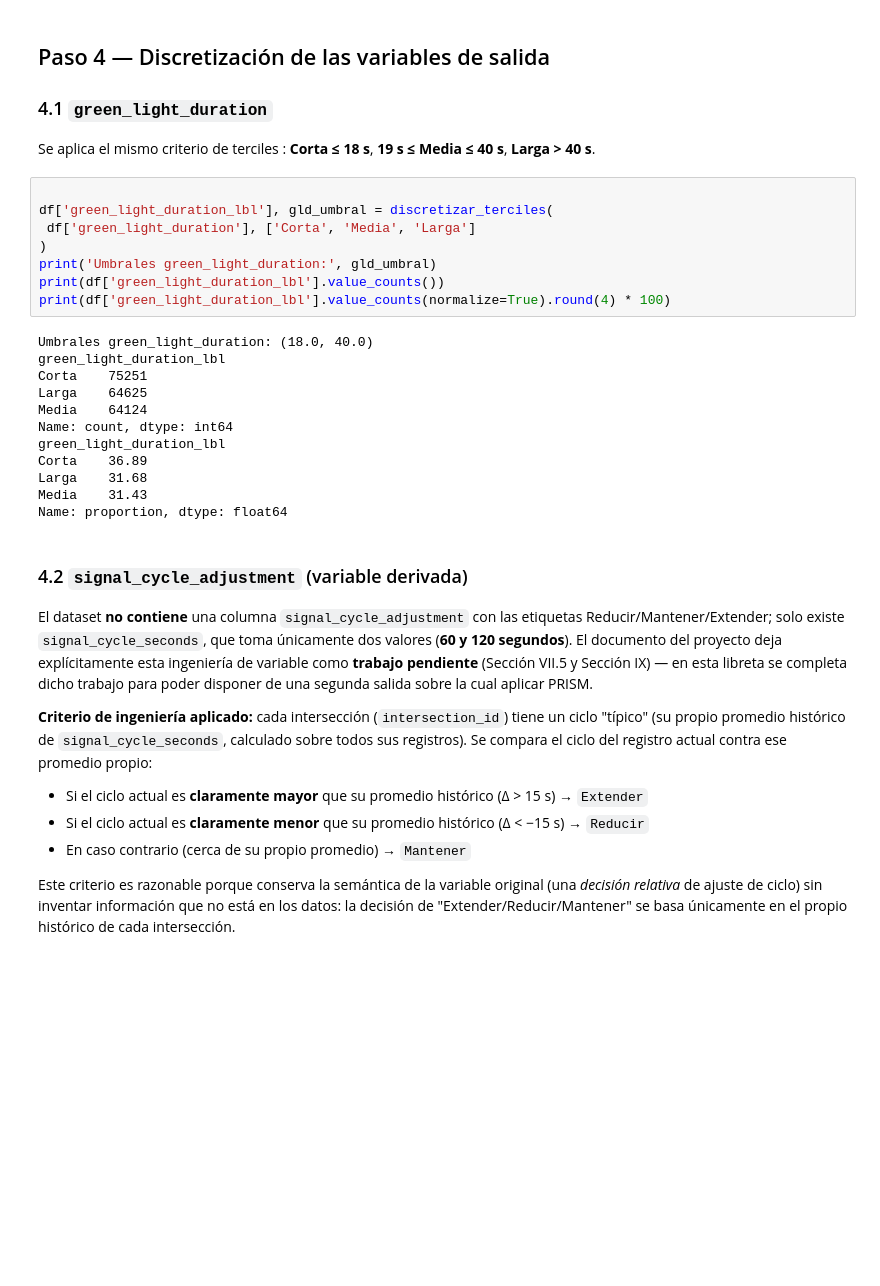
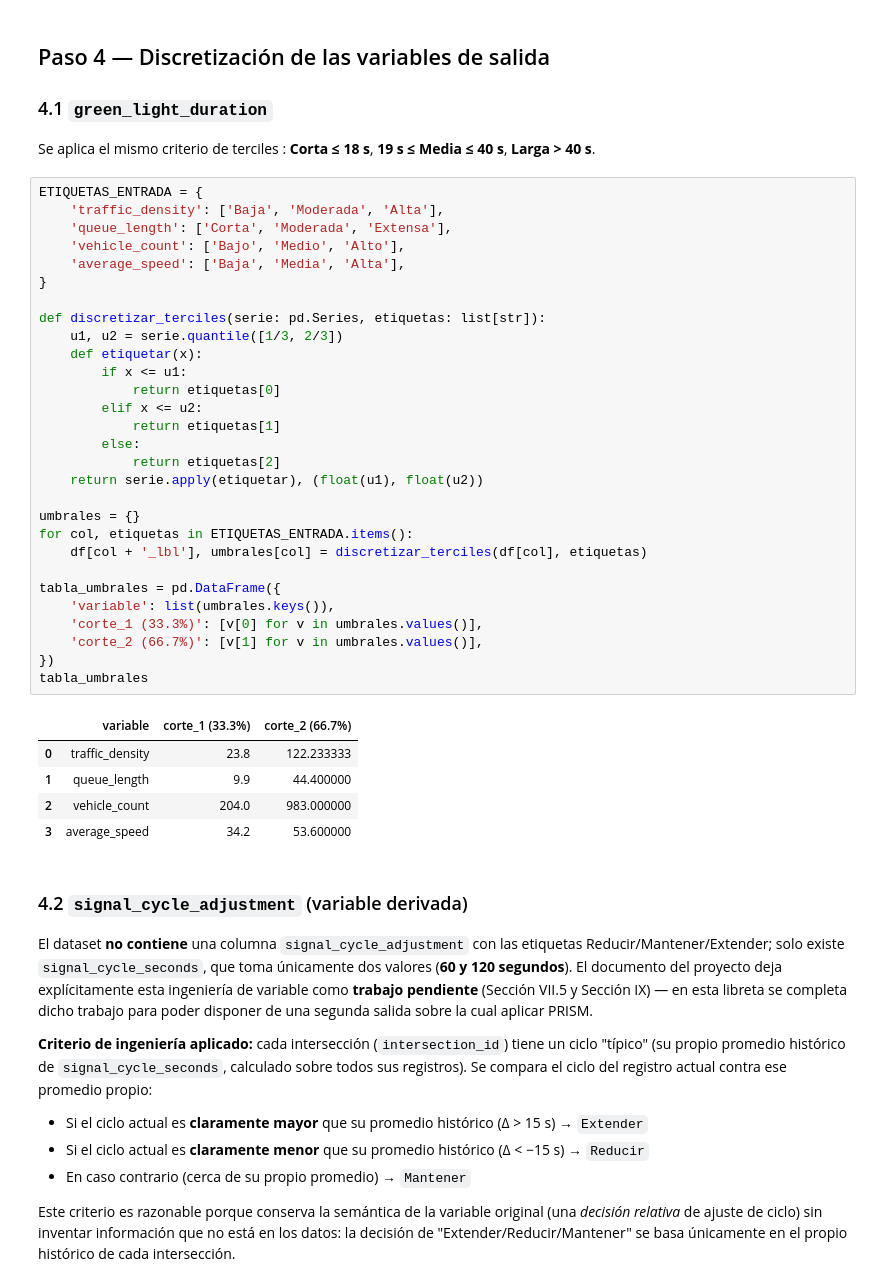
Before and after one commit to Josu-F1/Proyecto_Semaforizacion_Inteligente_mejorado, a Jupyter notebook: 01_Reglas_PRISM/Extraccion_Reglas_PRISM.ipynb, the cells around one changed output. Cells and saved outputs as stored; diff of their text form; blank space fills up the shorter version.

```diff
--- a/01_Reglas_PRISM/Extraccion_Reglas_PRISM.ipynb
+++ b/01_Reglas_PRISM/Extraccion_Reglas_PRISM.ipynb
@@ -194,25 +220,40 @@ NameError: name 'ETIQUETAS_ENTRADA' is not defined
 Se aplica el mismo criterio de terciles :
 **Corta ≤ 18 s**, **19 s ≤ Media ≤ 40 s**, **Larga > 40 s**.
 # %%
+ETIQUETAS_ENTRADA = {
+    'traffic_density': ['Baja', 'Moderada', 'Alta'],
+    'queue_length': ['Corta', 'Moderada', 'Extensa'],
+    'vehicle_count': ['Bajo', 'Medio', 'Alto'],
+    'average_speed': ['Baja', 'Media', 'Alta'],
+}
 
-df['green_light_duration_lbl'], gld_umbral = discretizar_terciles(
- df['green_light_duration'], ['Corta', 'Media', 'Larga']
-)
-print('Umbrales green_light_duration:', gld_umbral)
-print(df['green_light_duration_lbl'].value_counts())
-print(df['green_light_duration_lbl'].value_counts(normalize=True).round(4) * 100)
+def discretizar_terciles(serie: pd.Series, etiquetas: list[str]):
+    u1, u2 = serie.quantile([1/3, 2/3])
+    def etiquetar(x):
+        if x <= u1:
+            return etiquetas[0]
+        elif x <= u2:
+            return etiquetas[1]
+        else:
+            return etiquetas[2]
+    return serie.apply(etiquetar), (float(u1), float(u2))
+
+umbrales = {}
+for col, etiquetas in ETIQUETAS_ENTRADA.items():
+    df[col + '_lbl'], umbrales[col] = discretizar_terciles(df[col], etiquetas)
+
+tabla_umbrales = pd.DataFrame({
+    'variable': list(umbrales.keys()),
+    'corte_1 (33.3%)': [v[0] for v in umbrales.values()],
+    'corte_2 (66.7%)': [v[1] for v in umbrales.values()],
+})
+tabla_umbrales
 # %% [output]
-Umbrales green_light_duration: (18.0, 40.0)
-green_light_duration_lbl
-Corta    75251
-Larga    64625
-Media    64124
-Name: count, dtype: int64
-green_light_duration_lbl
-Corta    36.89
-Larga    31.68
-Media    31.43
-Name: proportion, dtype: float64
+|  | variable | corte_1 (33.3%) | corte_2 (66.7%) |
+| 0 | traffic_density | 23.8 | 122.233333 |
+| 1 | queue_length | 9.9 | 44.400000 |
+| 2 | vehicle_count | 204.0 | 983.000000 |
+| 3 | average_speed | 34.2 | 53.600000 |
 # %% [markdown]
 
 ### 4.2 `signal_cycle_adjustment` (variable derivada)
```
Also changed, not shown: parts of 7 cells of this notebook, 3 other files.
